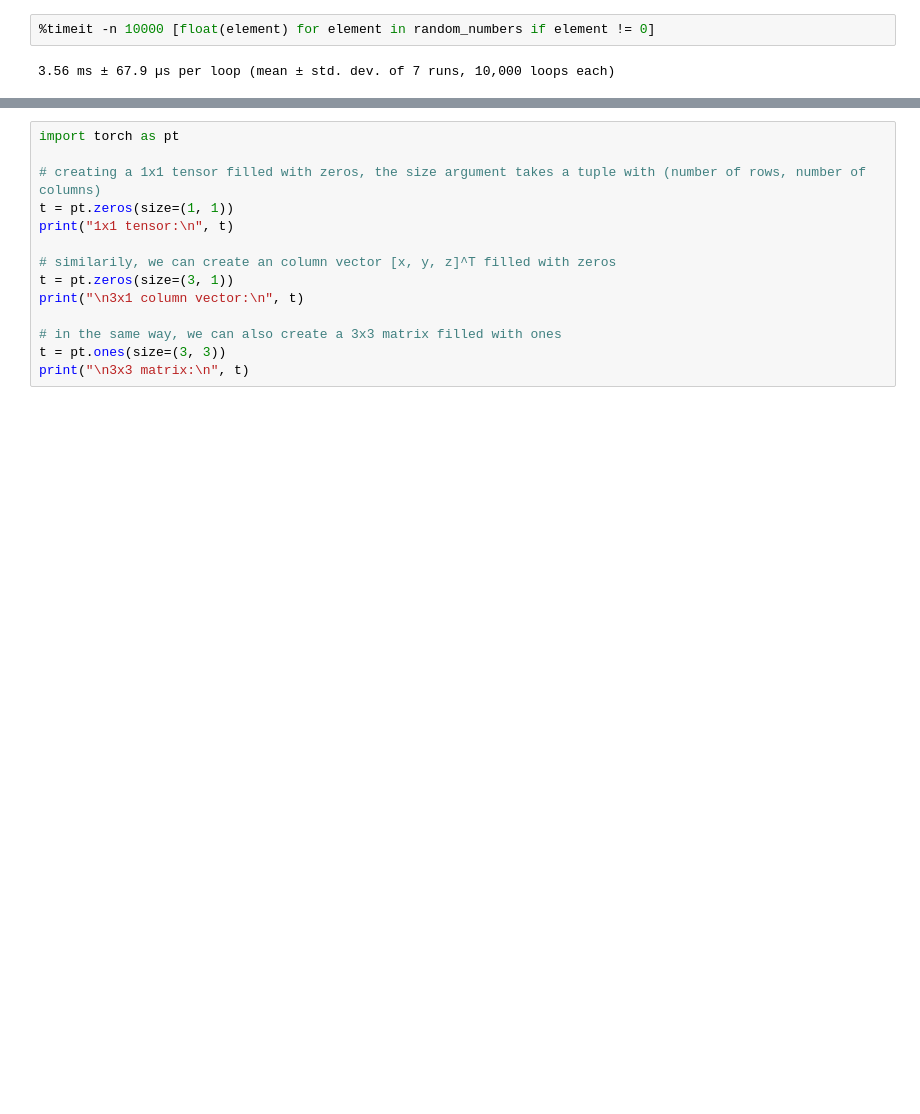
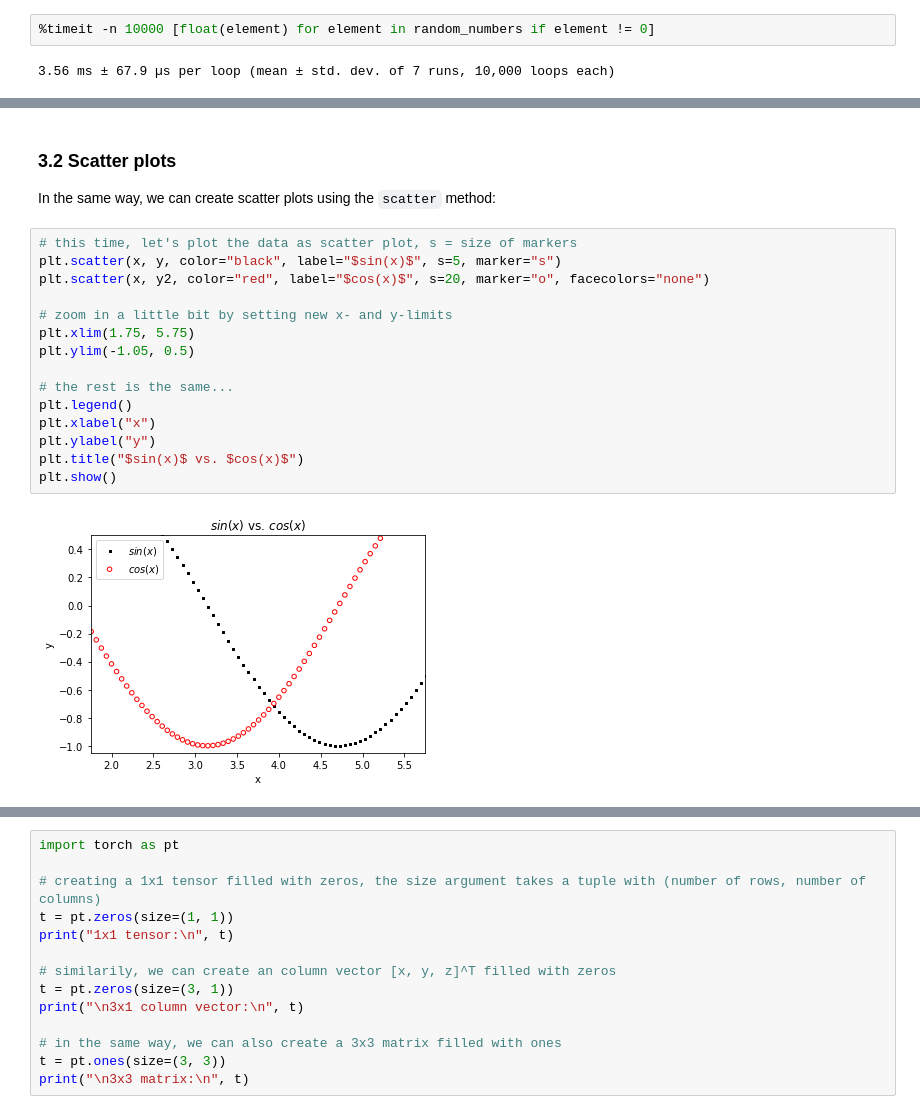
Before and after one commit to AndreWeiner/ml-cfd-lecture, a Jupyter notebook: notebooks/python_intro.ipynb, the cells around one changed output, grey strips where cells are left out. Saved outputs shown, nothing was run; the diff lists cells and outputs as text; blank space fills up the shorter version.

```diff
--- a/notebooks/python_intro.ipynb
+++ b/notebooks/python_intro.ipynb
@@ -221,0 +261,20 @@ As can be seen by this little example, using list comprehension instead of for-l
+# %% [markdown]
+### 3.2 Scatter plots
+In the same way, we can create scatter plots using the `scatter` method:
+# %%
+# this time, let's plot the data as scatter plot, s = size of markers
+plt.scatter(x, y, color="black", label="$sin(x)$", s=5, marker="s")
+plt.scatter(x, y2, color="red", label="$cos(x)$", s=20, marker="o", facecolors="none")
+
+# zoom in a little bit by setting new x- and y-limits
+plt.xlim(1.75, 5.75)
+plt.ylim(-1.05, 0.5)
+
+# the rest is the same...
+plt.legend()
+plt.xlabel("x")
+plt.ylabel("y")
+plt.title("$sin(x)$ vs. $cos(x)$")
+plt.show()
+# %% [output]
+[figure, added]
```
Also changed, not shown: parts of 40 cells of this notebook.
